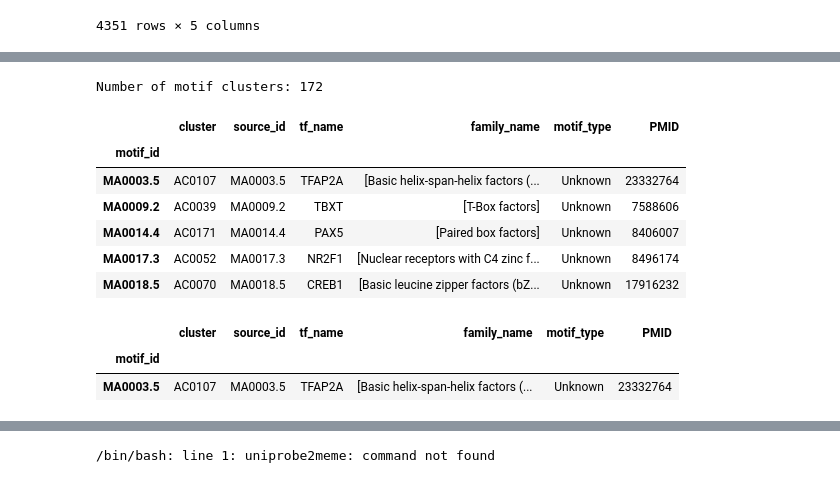
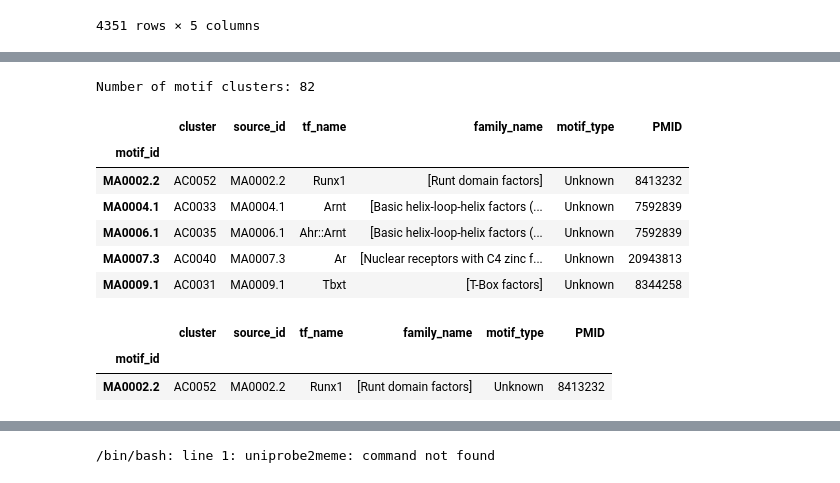
Before and after one commit to justinyutianji/Enhancer, a Jupyter notebook: motif-clustering/JASPAR2024_Cluster.ipynb, the cells around one changed output, grey strips where cells are left out. Drawn from its saved outputs; the diff is of its cells as text; code cells hidden in the pictures.

```diff
--- a/motif-clustering/JASPAR2024_Cluster.ipynb
+++ b/motif-clustering/JASPAR2024_Cluster.ipynb
@@ -165,3 +171,8 @@ COMPILED                4
 ChIP-exo                3
 B1H                     1
 Name: count, dtype: int64
+# %%
+# Here we only use jaspar mus musculus dataset
+motifs = jaspar_motifs
+df_motif_info = jaspar2024_df
+df_motif_info['motif_type'].value_counts()
@@ -177,6 +229,6 @@ Name: M09631_2.00, dtype: object
 # %%
 # Load up the TOMTOM results
-tomtom = pd.read_table('/pmglocal/ty2514/Enhancer/motif-clustering/results/tomtom/tomtom.tsv').rename(columns={'Query_ID': 'Query ID','Target_ID': 'Target ID','Optimal_offset':'Optimal offset','Target_consensus':'Target consensus', 'Query_consensus': 'Query consensus'})
+tomtom = pd.read_table('/pmglocal/ty2514/Enhancer/motif-clustering/JASPAR2024_mus_musculus_non-redundant_results/tomtom/tomtom.tsv').rename(columns={'Query_ID': 'Query ID','Target_ID': 'Target ID','Optimal_offset':'Optimal offset','Target_consensus':'Target consensus', 'Query_consensus': 'Query consensus'})
 tomtom = tomtom.iloc[:-3,:] # Remove last three rows
 sim = tomtom.pivot_table(index='Query ID', columns='Target ID', values='E-value', fill_value=np.nan)
 cols = sim.columns.intersection(motifs)
@@ -227,21 +279,21 @@ motif_annot_df = pd.DataFrame({'motif_id':sim.index, 'cluster':cl}).merge(df_mot
 motif_annot_df['cluster'] = 'AC' + motif_annot_df['cluster'].astype(str).str.zfill(4)
 motif_annot_df.head()
 # %% [output]
-Number of motif clusters: 172
+Number of motif clusters: 82
 |  | cluster | source_id | tf_name | family_name | motif_type | PMID |
 | motif_id |  |  |  |  |  |  |
-| MA0003.5 | AC0107 | MA0003.5 | TFAP2A | [Basic helix-span-helix factors (... | Unknown | 23332764 |
-| MA0009.2 | AC0039 | MA0009.2 | TBXT | [T-Box factors] | Unknown | 7588606 |
-| MA0014.4 | AC0171 | MA0014.4 | PAX5 | [Paired box factors] | Unknown | 8406007 |
-| MA0017.3 | AC0052 | MA0017.3 | NR2F1 | [Nuclear receptors with C4 zinc f... | Unknown | 8496174 |
-| MA0018.5 | AC0070 | MA0018.5 | CREB1 | [Basic leucine zipper factors (bZ... | Unknown | 17916232 |
+| MA0002.2 | AC0052 | MA0002.2 | Runx1 | [Runt domain factors] | Unknown | 8413232 |
+| MA0004.1 | AC0033 | MA0004.1 | Arnt | [Basic helix-loop-helix factors (... | Unknown | 7592839 |
+| MA0006.1 | AC0035 | MA0006.1 | Ahr::Arnt | [Basic helix-loop-helix factors (... | Unknown | 7592839 |
+| MA0007.3 | AC0040 | MA0007.3 | Ar | [Nuclear receptors with C4 zinc f... | Unknown | 20943813 |
+| MA0009.1 | AC0031 | MA0009.1 | Tbxt | [T-Box factors] | Unknown | 8344258 |
 # %%
 #motif_annot_df.to_csv('results/JASPAR2024_cluster_anno.csv')
-motif_annot_df[motif_annot_df['source_id'] == 'MA0003.5']
+motif_annot_df[motif_annot_df['source_id'] == 'MA0002.2']
 # %% [output]
 |  | cluster | source_id | tf_name | family_name | motif_type | PMID |
 | motif_id |  |  |  |  |  |  |
-| MA0003.5 | AC0107 | MA0003.5 | TFAP2A | [Basic helix-span-helix factors (... | Unknown | 23332764 |
+| MA0002.2 | AC0052 | MA0002.2 | Runx1 | [Runt domain factors] | Unknown | 8413232 |
 # %%
 # Step 1: Convert lists in 'family_name' to strings
 motif_annot_df['family_name'] = motif_annot_df['family_name'].apply(lambda x: '/'.join(x) if isinstance(x, list) else x)
```
Also changed, not shown: parts of 13 cells of this notebook, 2 other files.
